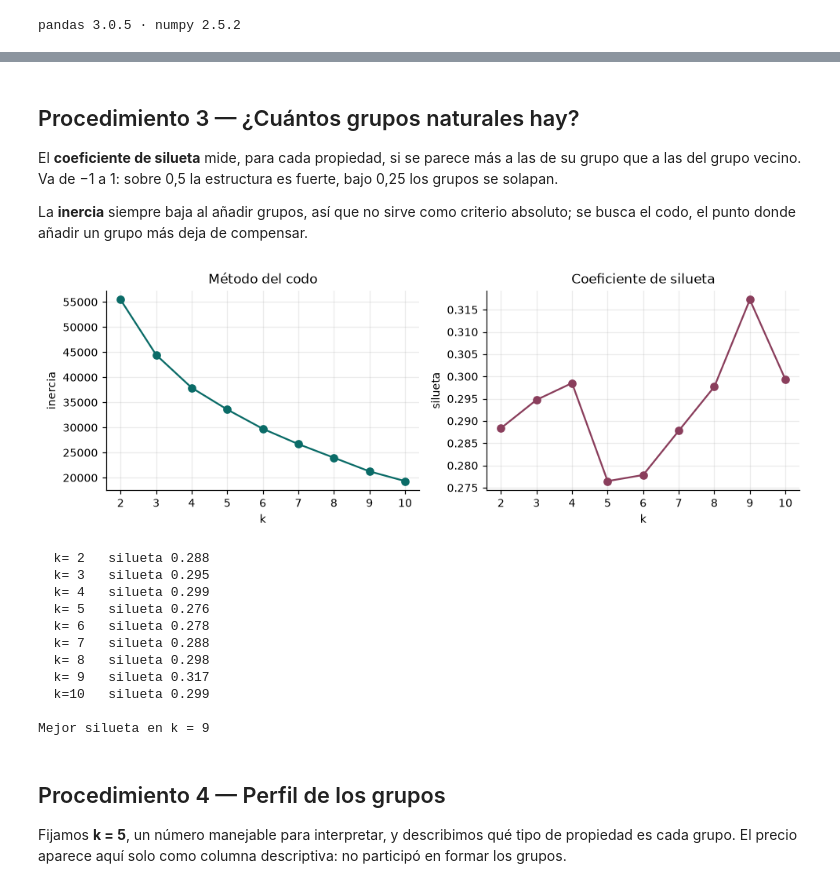
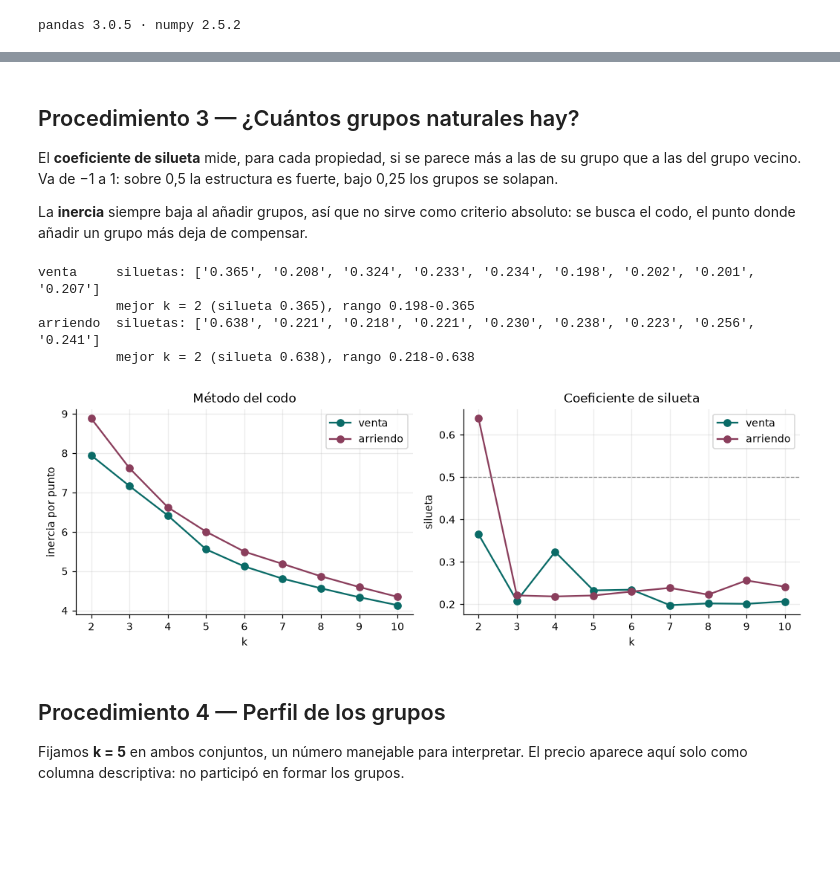
Before and after one commit to koockie/IA_inmobiliaria, a Jupyter notebook: clustering.ipynb, the cells around one changed output, grey strips where cells are left out. Cells and saved outputs as stored; diff of their text form; code cells hidden in the pictures; blank space fills up the shorter version.

```diff
--- a/clustering.ipynb
+++ b/clustering.ipynb
@@ -162,0 +243,19 @@ matriz: 6,722 propiedades x 10 atributos (precio excluido)
+# %%
+FILTROS = {
+    "venta":    {"target": "precio_uf",  "precio": (500, 60_000),        "m2": (20, 800)},
+    "arriendo": {"target": "precio_clp", "precio": (150_000, 4_000_000), "m2": (15, 600)},
+}
+
+conjuntos = {}
+for op, f in FILTROS.items():
+    sub = limpio[limpio["operacion"] == op]
+    antes = len(sub)
+    sub = sub[sub[f["target"]].between(*f["precio"]) & sub["m2_util"].between(*f["m2"])]
+    conjuntos[op] = sub.reset_index(drop=True)
+    print(f"{op.upper():<9} {antes:>6,} avisos -> {len(sub):>6,}  "
+          f"(descarta {antes-len(sub):>3}, {100*(antes-len(sub))/antes:.1f}%)   "
+          f"objetivo: {f['target']}")
+
+print()
+for op, sub in conjuntos.items():
+    print(f"{op:<9} composicion: {sub['tipo'].value_counts().to_dict()}")
@@ -253,44 +410,42 @@ lon                 0.13  0.10 -0.33
 El **coeficiente de silueta** mide, para cada propiedad, si se parece más a las de su grupo que a las
 del grupo vecino. Va de −1 a 1: sobre 0,5 la estructura es fuerte, bajo 0,25 los grupos se solapan.
 
-La **inercia** siempre baja al añadir grupos, así que no sirve como criterio absoluto; se busca el
+La **inercia** siempre baja al añadir grupos, así que no sirve como criterio absoluto: se busca el
 codo, el punto donde añadir un grupo más deja de compensar.
 # %%
 ks = list(range(2, 11))
-inercias, siluetas = [], []
-muestra = np.random.default_rng(SEMILLA).choice(len(X), min(3000, len(X)), replace=False)
+fig, ejes = plt.subplots(1, 2, figsize=(9.5, 3.4))
 
-for k in ks:
-    km_k = KMeans(n_clusters=k, n_init=10, random_state=SEMILLA).fit(X)
-    inercias.append(km_k.inertia_)
-    siluetas.append(silhouette_score(X[muestra], km_k.labels_[muestra]))
+for (op, d), color in zip(datos.items(), COLORES):
+    X = d["X"]
+    muestra = np.random.default_rng(SEMILLA).choice(len(X), min(3000, len(X)), replace=False)
+    inercias, siluetas = [], []
+    for k in ks:
+        km_k = KMeans(n_clusters=k, n_init=10, random_state=SEMILLA).fit(X)
+        inercias.append(km_k.inertia_ / len(X))
+        siluetas.append(silhouette_score(X[muestra], km_k.labels_[muestra]))
+    d["siluetas"] = siluetas
+    ejes[0].plot(ks, inercias, "o-", color=color, label=op)
+    ejes[1].plot(ks, siluetas, "o-", color=color, label=op)
+    print(f"{op:<9} siluetas: {[f'{s:.3f}' for s in siluetas]}")
+    print(f"{'':<9} mejor k = {ks[int(np.argmax(siluetas))]} "
+          f"(silueta {max(siluetas):.3f}), rango {min(siluetas):.3f}-{max(siluetas):.3f}")
 
-fig, (a1, a2) = plt.subplots(1, 2, figsize=(9, 3.2))
-a1.plot(ks, inercias, "o-", color="#0A6B67")
-a1.set_xlabel("k"); a1.set_ylabel("inercia"); a1.set_title("Método del codo")
-a2.plot(ks, siluetas, "o-", color="#8A3E5C")
-a2.set_xlabel("k"); a2.set_ylabel("silueta"); a2.set_title("Coeficiente de silueta")
+ejes[0].set_xlabel("k"); ejes[0].set_ylabel("inercia por punto")
+ejes[0].set_title("Método del codo"); ejes[0].legend()
+ejes[1].set_xlabel("k"); ejes[1].set_ylabel("silueta")
+ejes[1].set_title("Coeficiente de silueta"); ejes[1].legend()
+ejes[1].axhline(0.5, ls="--", lw=0.8, color="gray")
 plt.tight_layout(); plt.show()
-
-for k, s in zip(ks, siluetas):
-    print(f"  k={k:>2}   silueta {s:.3f}")
-print(f"\nMejor silueta en k = {ks[int(np.argmax(siluetas))]}")
 # %% [output]
+venta     siluetas: ['0.365', '0.208', '0.324', '0.233', '0.234', '0.198', '0.202', '0.201', '0.207']
+          mejor k = 2 (silueta 0.365), rango 0.198-0.365
+arriendo  siluetas: ['0.638', '0.221', '0.218', '0.221', '0.230', '0.238', '0.223', '0.256', '0.241']
+          mejor k = 2 (silueta 0.638), rango 0.218-0.638
-[figure, old version]
+[figure, new version]
-  k= 2   silueta 0.288
-  k= 3   silueta 0.295
-  k= 4   silueta 0.299
-  k= 5   silueta 0.276
-  k= 6   silueta 0.278
-  k= 7   silueta 0.288
-  k= 8   silueta 0.298
-  k= 9   silueta 0.317
-  k=10   silueta 0.299
-
-Mejor silueta en k = 9
 # %% [markdown]
 ## Procedimiento 4 — Perfil de los grupos
 
-Fijamos **k = 5**, un número manejable para interpretar, y describimos qué tipo de propiedad es cada
-grupo. El precio aparece aquí solo como columna descriptiva: no participó en formar los grupos.
+Fijamos **k = 5** en ambos conjuntos, un número manejable para interpretar. El precio aparece aquí
+solo como columna descriptiva: no participó en formar los grupos.
 # %%
```
Also changed, not shown: parts of 31 cells of this notebook.
